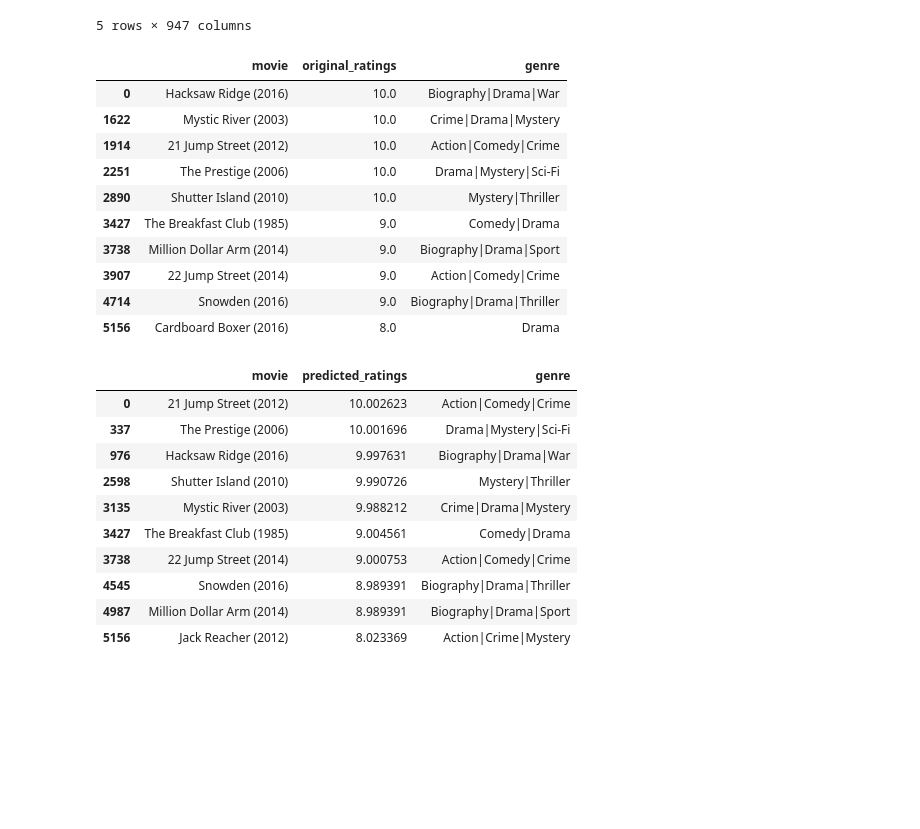
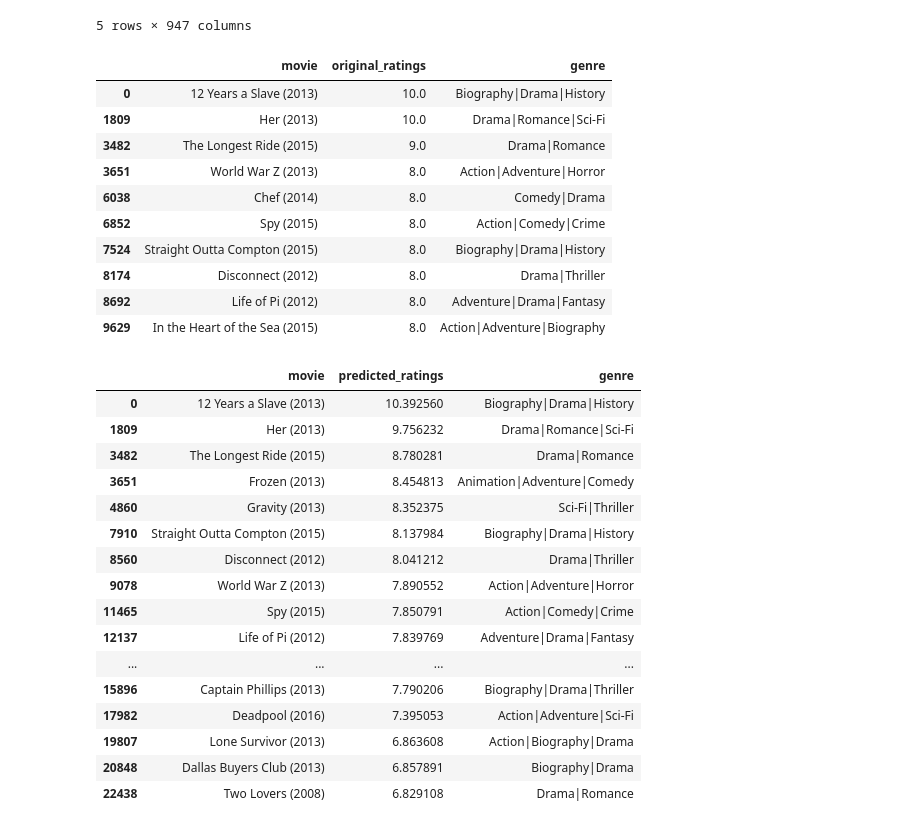
Before and after one commit to AMITDSBHAT/RECOMENDATION-SYSTEMS, a Jupyter notebook: MOVIE RECOMENDATION.ipynb, the cells around one changed output. Saved outputs shown, nothing was run; the diff lists cells and outputs as text; code cells hidden in the pictures; blank space fills up the shorter version.

Commit message:
user_id generalized

```diff
--- a/MOVIE RECOMENDATION.ipynb
+++ b/MOVIE RECOMENDATION.ipynb
@@ -57,42 +78,48 @@ def top_movie_recomender(user_ID):
 
     user_id=user_ID - 1
 
-    orig_ratings=pd.DataFrame(df_new100_R.iloc[25].sort_values(ascending = False)).reset_index()
+    orig_ratings=pd.DataFrame(df_new100_R.iloc[user_id].sort_values(ascending = False)).reset_index()
     orig_ratings.columns = ["movie","original_ratings"]
     final1=pd.merge(orig_ratings,df_mr[["movie","genre"]],how= "inner",on="movie").drop_duplicates()
 
-    pred_ratings=pd.DataFrame(df_svd_new.iloc[25][1:].sort_values(ascending = False)).reset_index()
+    pred_ratings=pd.DataFrame(df_svd_new.iloc[user_id][1:].sort_values(ascending = False)).reset_index()
     pred_ratings.columns = ["movie","predicted_ratings"]
     final2=pd.merge(pred_ratings,df_mr[["movie","genre"]],how= "inner",on="movie").drop_duplicates()
 
     return final1,final2
 # %%
-df_orig,df_pred=top_movie_recomender(25)
+df_orig,df_pred=top_movie_recomender(2)
 # %%
 df_orig.head(10)
 # %% [output]
 |  | movie | original_ratings | genre |
-| 0 | Hacksaw Ridge (2016) | 10.0 | Biography|Drama|War |
-| 1622 | Mystic River (2003) | 10.0 | Crime|Drama|Mystery |
-| 1914 | 21 Jump Street (2012) | 10.0 | Action|Comedy|Crime |
-| 2251 | The Prestige (2006) | 10.0 | Drama|Mystery|Sci-Fi |
-| 2890 | Shutter Island (2010) | 10.0 | Mystery|Thriller |
-| 3427 | The Breakfast Club (1985) | 9.0 | Comedy|Drama |
-| 3738 | Million Dollar Arm (2014) | 9.0 | Biography|Drama|Sport |
-| 3907 | 22 Jump Street (2014) | 9.0 | Action|Comedy|Crime |
-| 4714 | Snowden (2016) | 9.0 | Biography|Drama|Thriller |
-| 5156 | Cardboard Boxer (2016) | 8.0 | Drama |
+| 0 | 12 Years a Slave (2013) | 10.0 | Biography|Drama|History |
+| 1809 | Her (2013) | 10.0 | Drama|Romance|Sci-Fi |
+| 3482 | The Longest Ride (2015) | 9.0 | Drama|Romance |
+| 3651 | World War Z (2013) | 8.0 | Action|Adventure|Horror |
+| 6038 | Chef (2014) | 8.0 | Comedy|Drama |
+| 6852 | Spy (2015) | 8.0 | Action|Comedy|Crime |
+| 7524 | Straight Outta Compton (2015) | 8.0 | Biography|Drama|History |
+| 8174 | Disconnect (2012) | 8.0 | Drama|Thriller |
+| 8692 | Life of Pi (2012) | 8.0 | Adventure|Drama|Fantasy |
+| 9629 | In the Heart of the Sea (2015) | 8.0 | Action|Adventure|Biography |
 # %%
-df_pred.head(10)
+df_pred.head(20)
 # %% [output]
 |  | movie | predicted_ratings | genre |
-| 0 | 21 Jump Street (2012) | 10.002623 | Action|Comedy|Crime |
-| 337 | The Prestige (2006) | 10.001696 | Drama|Mystery|Sci-Fi |
-| 976 | Hacksaw Ridge (2016) | 9.997631 | Biography|Drama|War |
-| 2598 | Shutter Island (2010) | 9.990726 | Mystery|Thriller |
-| 3135 | Mystic River (2003) | 9.988212 | Crime|Drama|Mystery |
-| 3427 | The Breakfast Club (1985) | 9.004561 | Comedy|Drama |
-| 3738 | 22 Jump Street (2014) | 9.000753 | Action|Comedy|Crime |
-| 4545 | Snowden (2016) | 8.989391 | Biography|Drama|Thriller |
-| 4987 | Million Dollar Arm (2014) | 8.989391 | Biography|Drama|Sport |
-| 5156 | Jack Reacher (2012) | 8.023369 | Action|Crime|Mystery |
+| 0 | 12 Years a Slave (2013) | 10.392560 | Biography|Drama|History |
+| 1809 | Her (2013) | 9.756232 | Drama|Romance|Sci-Fi |
+| 3482 | The Longest Ride (2015) | 8.780281 | Drama|Romance |
+| 3651 | Frozen (2013) | 8.454813 | Animation|Adventure|Comedy |
+| 4860 | Gravity (2013) | 8.352375 | Sci-Fi|Thriller |
+| 7910 | Straight Outta Compton (2015) | 8.137984 | Biography|Drama|History |
+| 8560 | Disconnect (2012) | 8.041212 | Drama|Thriller |
+| 9078 | World War Z (2013) | 7.890552 | Action|Adventure|Horror |
+| 11465 | Spy (2015) | 7.850791 | Action|Comedy|Crime |
+| 12137 | Life of Pi (2012) | 7.839769 | Adventure|Drama|Fantasy |
+| ... | ... | ... | ... |
+| 15896 | Captain Phillips (2013) | 7.790206 | Biography|Drama|Thriller |
+| 17982 | Deadpool (2016) | 7.395053 | Action|Adventure|Sci-Fi |
+| 19807 | Lone Survivor (2013) | 6.863608 | Action|Biography|Drama |
+| 20848 | Dallas Buyers Club (2013) | 6.857891 | Biography|Drama |
+| 22438 | Two Lovers (2008) | 6.829108 | Drama|Romance |
```
Also changed, not shown: parts of 1 cell of this notebook.
